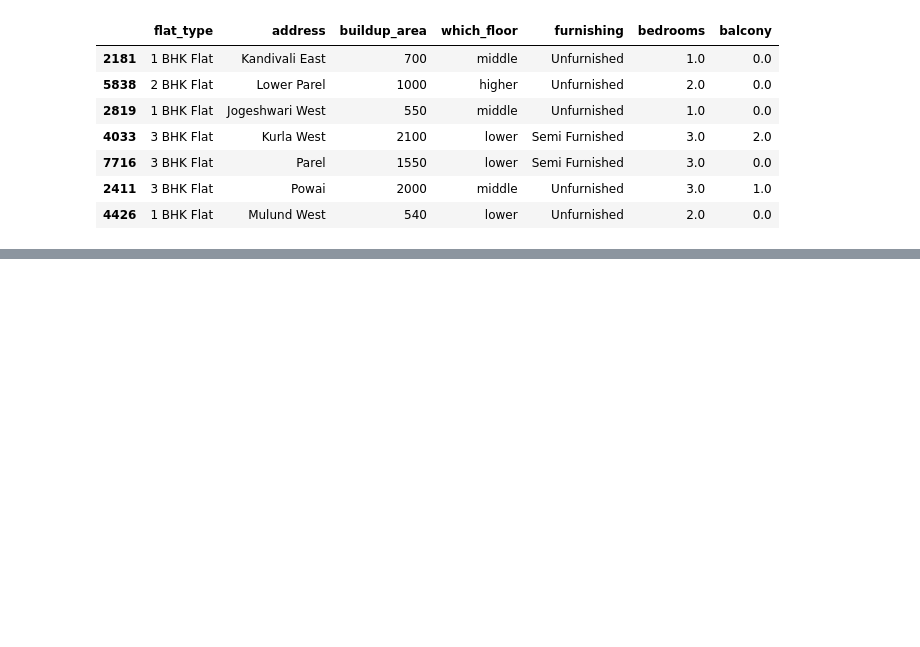
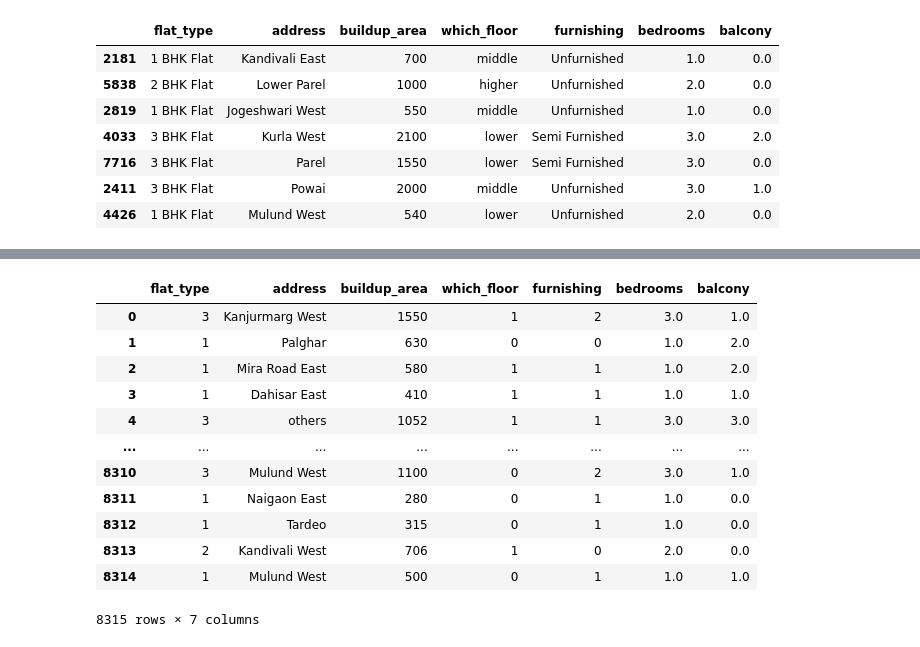
Before and after one commit to sanjaychauhan001/mumbai-real-estate-project, a Jupyter notebook: model_buiding.ipynb, the cells around one changed output, grey strips where cells are left out. Saved outputs shown, nothing was run; the diff lists cells and outputs as text; code cells hidden in the pictures; blank space fills up the shorter version.

```diff
--- a/model_buiding.ipynb
+++ b/model_buiding.ipynb
@@ -56,3 +63,7 @@ X
+# %%
+X['which_floor'] = X['which_floor'].str.replace("lower","0").str.replace("middle","1").str.replace("higher","2")
+# %%
+X['furnishing'] = X['furnishing'].str.replace("Unfurnished","0").str.replace("Semi Furnished","1").str.replace("Fully Furnished","2")
 # %%
 preprocessor = ColumnTransformer(
     transformers=[
@@ -396,8 +407,6 @@ pickle.dump(pipeline,open('pipeline.pkl','wb'))
 # %%
 import pickle
 pipeline = pickle.load(open('pipeline.pkl','rb'))
-# %%
-X = pickle.load(open('X.pkl','rb'))
 # %%
 X['address'].unique()
 # %% [output]
@@ -441,0 +493,13 @@ X.sample(7)
+# %%
+preprocessor = ColumnTransformer(
+    transformers=[
+        ('num',StandardScaler(),['buildup_area']),
+
+        ('ohe',OneHotEncoder(),['address'])
+    ],remainder='passthrough'
+)
+pipeline = Pipeline([
+    ('preprocessor',preprocessor),
+    ('regressor',SVR(kernel='rbf',C=3,epsilon=0.1,gamma='scale'))
+])
+pipeline.fit(X,y_transformed)
@@ -441,0 +519,16 @@ X.sample(7)
+# %%
+X
+# %% [output]
+|  | flat_type | address | buildup_area | which_floor | furnishing | bedrooms | balcony |
+| 0 | 3 | Kanjurmarg West | 1550 | 1 | 2 | 3.0 | 1.0 |
+| 1 | 1 | Palghar | 630 | 0 | 0 | 1.0 | 2.0 |
+| 2 | 1 | Mira Road East | 580 | 1 | 1 | 1.0 | 2.0 |
+| 3 | 1 | Dahisar East | 410 | 1 | 1 | 1.0 | 1.0 |
+| 4 | 3 | others | 1052 | 1 | 1 | 3.0 | 3.0 |
+| ... | ... | ... | ... | ... | ... | ... | ... |
+| 8310 | 3 | Mulund West | 1100 | 0 | 2 | 3.0 | 1.0 |
+| 8311 | 1 | Naigaon East | 280 | 0 | 1 | 1.0 | 0.0 |
+| 8312 | 1 | Tardeo | 315 | 0 | 1 | 1.0 | 0.0 |
+| 8313 | 2 | Kandivali West | 706 | 1 | 0 | 2.0 | 0.0 |
+| 8314 | 1 | Mulund West | 500 | 0 | 1 | 1.0 | 1.0 |
+8315 rows × 7 columns
```
Also changed, not shown: parts of 6 cells of this notebook, 2 other files.
